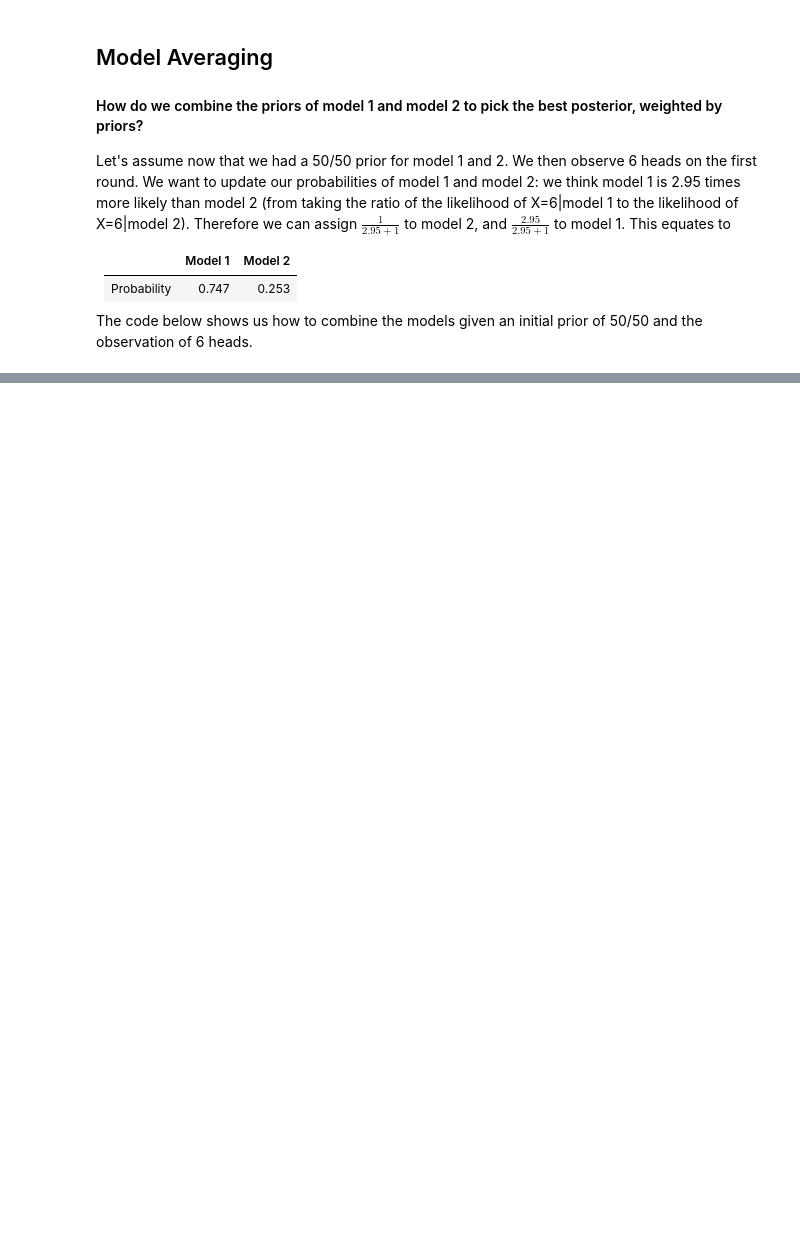
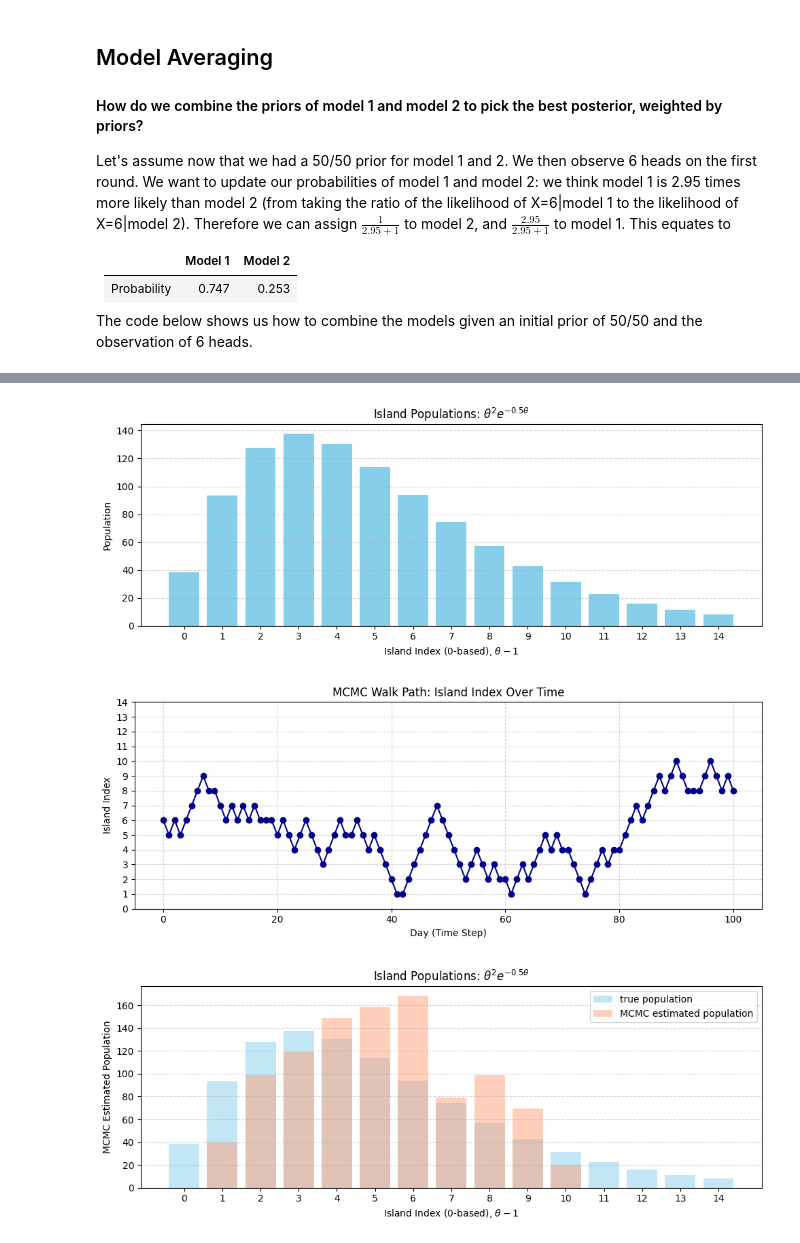
Before and after one commit to alexking100/BayesianInferenceLearning, a Jupyter notebook: web_book_bayesian_inference.ipynb, the cells around one changed output, grey strips where cells are left out. Cells and saved outputs as stored; diff of their text form; code cells hidden in the pictures; blank space fills up the shorter version.

```diff
--- a/web_book_bayesian_inference.ipynb
+++ b/web_book_bayesian_inference.ipynb
@@ -646,0 +796,73 @@ Probability of X=7, n=10 is 0.18151
+# %%
+# Island parameters
+num_islands = 15
+theta = np.arange(1, num_islands + 1)  # Island indices (1 through 15)
+
+# Deterministic population function: theta^2 * exp(-0.5 * theta)
+populations = theta**2 * np.exp(-0.5 * theta)
+populations = populations / np.sum(populations) * 1000  # Scale to max ~1000 for visibility
+
+# Plot island populations
+plt.figure(figsize=(10, 4))
+plt.bar(theta - 1, populations, color='skyblue')  # island 1 is index 0
+plt.xlabel("Island Index (0-based), $\\theta-1$")
+plt.ylabel("Population")
+plt.title("Island Populations: $\\theta^2 e^{-0.5\\theta}$")
+plt.grid(axis='y', linestyle='--', alpha=0.5)
+plt.xticks(np.arange(num_islands))
+plt.tight_layout()
+plt.show()
+
+# MCMC Walk (Metropolis-like)
+np.random.seed(42)
+num_steps = 100
+positions = [np.random.randint(0, num_islands)]
+
+for _ in range(num_steps):
+    current = positions[-1]
+    direction = 1 if np.random.rand() < 0.5 else -1
+    proposed = current + direction
+
+    current_pop = populations[current]
+    proposed_pop = populations[proposed] if 0 <= proposed < num_islands else 0
+
+    if proposed_pop >= current_pop:
+        positions.append(proposed if 0 <= proposed < num_islands else current)
+    else:
+        a = proposed_pop / current_pop
+        if np.random.rand() < a and 0 <= proposed < num_islands:
+            positions.append(proposed)
+        else:
+            positions.append(current)
+
+# Plot MCMC walk path: Day vs Island index
+plt.figure(figsize=(10, 4))
+plt.plot(range(len(positions)), positions, marker='o', linestyle='-', color='darkblue')
+plt.title("MCMC Walk Path: Island Index Over Time")
+plt.xlabel("Day (Time Step)")
+plt.ylabel("Island Index")
+plt.yticks(np.arange(num_islands))
+plt.grid(True, linestyle='--', alpha=0.5)
+plt.tight_layout()
+plt.show()
+
+# number of visits to an island approximates the population of that island according to the rules for the random walk
+visit_counts = np.bincount(positions, minlength=num_islands)
+estimated_populations = visit_counts / np.sum(visit_counts) * 1000  # Scale to match true pop scale
+
+# Plot island populations
+plt.figure(figsize=(10, 4))
+plt.bar(theta - 1, populations, color='skyblue', alpha=0.5, label='true population')  # island 1 is index 0
+plt.bar(theta - 1, estimated_populations, alpha=0.5, color='#FFA07A', label='MCMC estimated population')  # island 1 is index 0
+plt.xlabel("Island Index (0-based), $\\theta-1$")
+plt.ylabel("MCMC Estimated Population")
+plt.title("Island Populations: $\\theta^2 e^{-0.5\\theta}$")
+plt.grid(axis='y', linestyle='--', alpha=0.5)
+plt.xticks(np.arange(num_islands))
+plt.legend()
+plt.tight_layout()
+plt.show()
+# %% [output]
+[figure, added]
+[figure, added]
+[figure, added]
```
Also changed, not shown: parts of 12 cells of this notebook, 1 other file.
